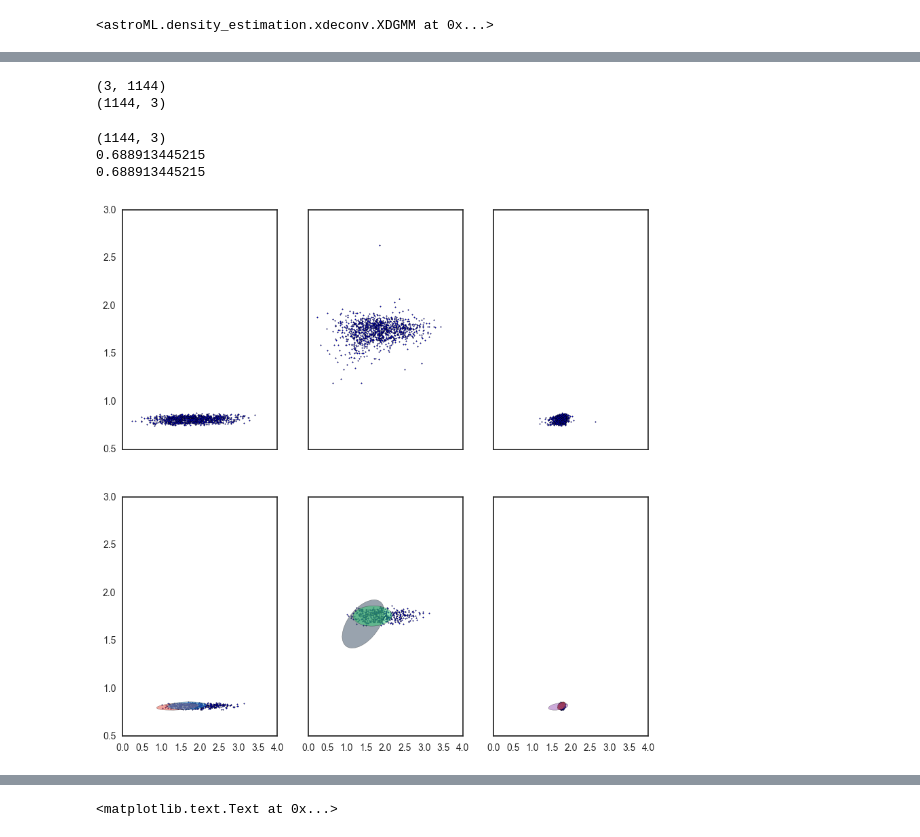
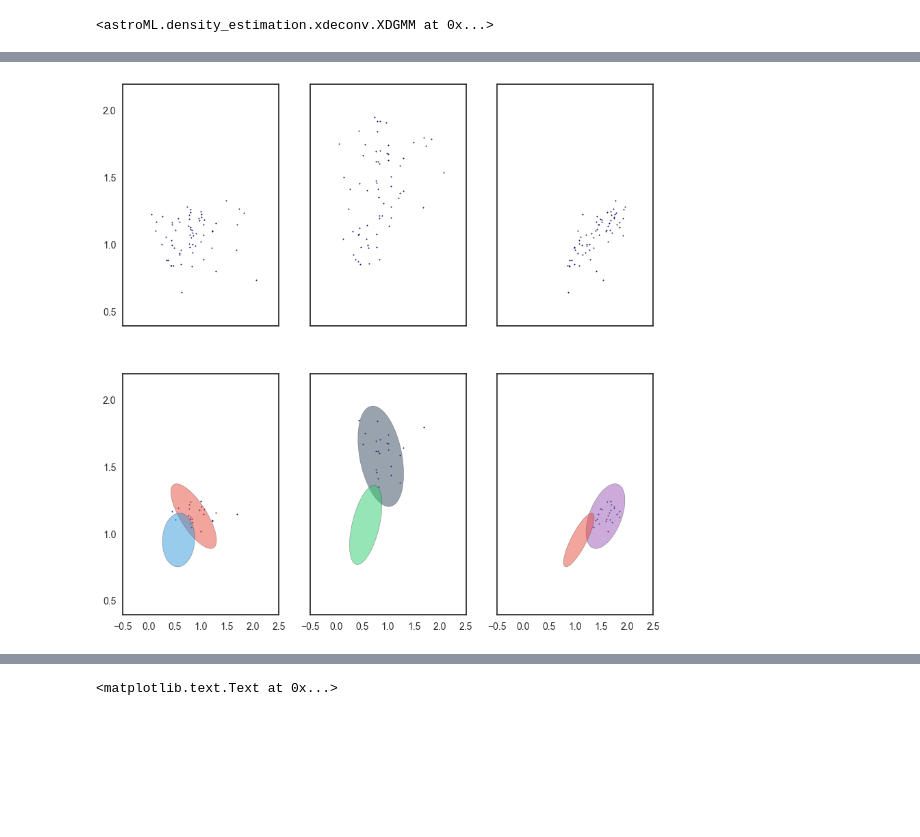
Before and after one commit to mjvakili/redsq, a Jupyter notebook: code/highz.ipynb, the cells around one changed output, grey strips where cells are left out. Cells and saved outputs as stored; diff of their text form; code cells hidden in the pictures; blank space fills up the shorter version.

```diff
--- a/code/highz.ipynb
+++ b/code/highz.ipynb
@@ -194,7 +194,7 @@ dp = np.hstack([gama_reduction() , sdss_reduction()])
 #dp = np.hstack([gama_reduction() , sdss_reduction() , cosmos_reduction()])
 zdp = dp[11,:]
 # %%
-mask = (zdp>.5) & (zdp<.52)
+mask = (zdp>.78) & (zdp<.8)
 dpp = dp[:,mask]
 print dpp.shape
 # %% [output]
@@ -204,10 +204,10 @@ from astroML.density_estimation import XDGMM
 from matplotlib.patches import Ellipse
 from astroML.plotting.tools import draw_ellipse
 # %%
-Y = np.vstack([dpp[3,:], dpp[10,:]]).T
+Y = np.vstack([dpp[3,:], dpp[9,:]]).T
 Yerr = np.zeros((Y.shape[0] , 2 , 2))
 Yerr[:,0,0] = dpp[7,:]
-Yerr[:,1,1] = (dpp[6,:]**2 + dpp[7,:]**2)**1
+Yerr[:,1,1] = (dpp[5,:]**2 + dpp[6,:]**2)**1
 # %%
 clf = XDGMM(2, n_iter=400)
 clf.fit(Y, Yerr)
@@ -245,6 +245,9 @@ red_index = np.where(clf.mu[:,1] == clf.mu[:,1].max())[0]
 mu_red , V_red= clf.mu[red_index] , clf.V[red_index][0]
 red_line = mu_red[0,1] + V_red[0,1]*(Y[:,0] - mu_red[0,0])/V_red[0,0]
 red_scatter = V_red[1,1] - V_red[0,1]**2./V_red[0,0]
-mask = (Y[:,1]>red_line - red_scatter**.5)&(Y[:,1]<red_line + red_scatter**.5)
+
+chi = (Y[:,1] - red_line)**2. / (red_scatter + Yerr[:,1,1])
+mask = chi < 2
+#mask = (Y[:,1]>red_line - red_scatter**.5)&(Y[:,1]<red_line + red_scatter**.5)
 # %%
 plt.figure(figsize=(5,5))
@@ -406,38 +406,15 @@ for i in range(clf.n_components):
 # %%
 pure_index = np.where(clf.alpha == clf.alpha.max())[0]
-pure_index = np.where(clf.mu[:,1] == clf.mu[:,1].max())
 mu_pure , V_pure = clf.mu[pure_index] , clf.V[pure_index][0]
 dY_pure = Y_xd - mu_pure
 V_pure_inv = np.linalg.inv(V_pure)
-
 VdY = np.tensordot(V_pure_inv, dY_pure , axes=(1,1))
-print VdY.shape
-print dY_pure.shape
-#print (dY_pure.T * VdY).shape
-
 chi = np.sum(dY_pure.T * VdY , axis = 0)
 pure_mask = chi<2
-# %% [output]
-(3, 1144)
-(1144, 3)
-# %%
-P = np.linalg.inv(V_pure + Yerr_xd) #I have the NxDxD precision matrix
-
-
-print np.einsum('ijk,ik->ij', P, Y_xd).shape
-
-print np.einsum('mn,mn->m', np.einsum('ijk,ik->ij', P, dY_pure) , dY_pure)[122]
-
-
-
-#print np.einsum('ijk,ik->ij', P, dY_pure)[0]
-print np.sum(np.einsum('ij,j->i', P[122], dY_pure[122]) * dY_pure[122])
-#print np.einsum('kk', np.einsum('ij,j->i', P[0], dY_pure[0]) , dY_pure[0])
-
-#np.einsum('ijk,ik->ij', P, Y_xd)
-#'ijk,jil->kl'
-# %% [output]
-(1144, 3)
-0.688913445215
-0.688913445215
+# %%
+pure_index = np.where(clf.mu[:,1] == clf.mu[:,1].max())
+mu_pure , V_pure = clf.mu[pure_index] , clf.V[pure_index][0]
+dY_pure = Y_xd - mu_pure
+V_pure_inv = np.linalg.inv(V_pure)
+VdY = np.tensordot(V_pure_inv, dY_pure , axes=(1,1))
 # %%
@@ -447,46 +422,46 @@ P = np.linalg.inv(V_pure + Yerr_xd)
 chi = np.einsum('mn,mn->m', np.einsum('ijk,ik->ij', P, dY_pure) , dY_pure)
 pure_mask = chi<2
 # %%
-fig , axs = plt.subplots(nrows=2, ncols=3 , sharex=True,sharey=True, figsize=(10,10))
+fig , axs = plt.subplots(nrows=2, ncols=3 , sharex=True, sharey=True, figsize=(10,10))
 
 axs[0,0].scatter(Y_xd[:,0],Y_xd[:,2] , s = 1)
 axs[1,0].scatter(Y_xd[pure_mask,0],Y_xd[pure_mask,2] , s = 1)
 for i in range(clf.n_components):
 
     draw_ellipse(np.delete(clf.mu[i],1,0) , np.delete(np.delete(clf.V[i],1,1),1,0)
              , ax = axs[1,0] ,  scales=[2] , ec='k', fc=next(palette) , alpha = 0.5)
 
-"""
-axs[0,0].set_xlim(0,3)
-axs[0,0].set_ylim(0,1)
-axs[1,0].set_xlim(0,3)
-axs[1,0].set_ylim(0,1)
-"""
+
+#axs[0,0].set_xlim(0,3)
+#axs[0,0].set_ylim(0,1)
+#axs[1,0].set_xlim(0,3)
+#axs[1,0].set_ylim(0,1)
+
 axs[0,1].scatter(Y_xd[:,0],Y_xd[:,1] , s = 1)
 axs[1,1].scatter(Y_xd[pure_mask,0],Y_xd[pure_mask,1] , s = 1)
 for i in range(clf.n_components):
 
      draw_ellipse(np.delete(clf.mu[i],2,0), np.delete(np.delete(clf.V[i],2,1),2,0)
              , ax = axs[1,1],  scales=[2] , ec='k', fc=next(palette) , alpha = 0.5)
 
 
 #axs[0,1].set_xlim(0,3)
 #axs[0,1].set_ylim(0,3)
 #axs[1,1].set_xlim(0,3)
 #axs[1,1].set_ylim(0,3)
 
-axs[0,2].scatter(Y_xd[:,1],Y_xd[:,2] , s = 1)
+axs[0,2].scatter(Y_xd[:,1],Y_xd[:,2] , s =1)
 axs[1,2].scatter(Y_xd[pure_mask,1],Y_xd[pure_mask,2] , s = 1)
 
 for i in range(clf.n_components):
     draw_ellipse(np.delete(clf.mu[i],0,0), np.delete(np.delete(clf.V[i],0,1),0,0)
              , ax = axs[1,2],  scales=[2] , ec='k', fc=next(palette) , alpha = 0.5)
 #axs[0,2].set_xlim(0,3)
 #axs[0,2].set_ylim(0,1)
 #axs[1,2].set_xlim(0,3)
 #axs[1,2].set_ylim(0,1)
 # %% [output]
-[figure, old version]
+[figure, new version]
 # %%
 result = op.minimize(nll, [0.0, 2, np.log(V_red[1,1]**.5)],
                      args=(mi_xd[pure_mask], Y_xd[pure_mask,0], Yerr_xd[pure_mask,0,0]**.5, mu_red[0,0]))
```
Also changed, not shown: parts of 15 cells of this notebook.
